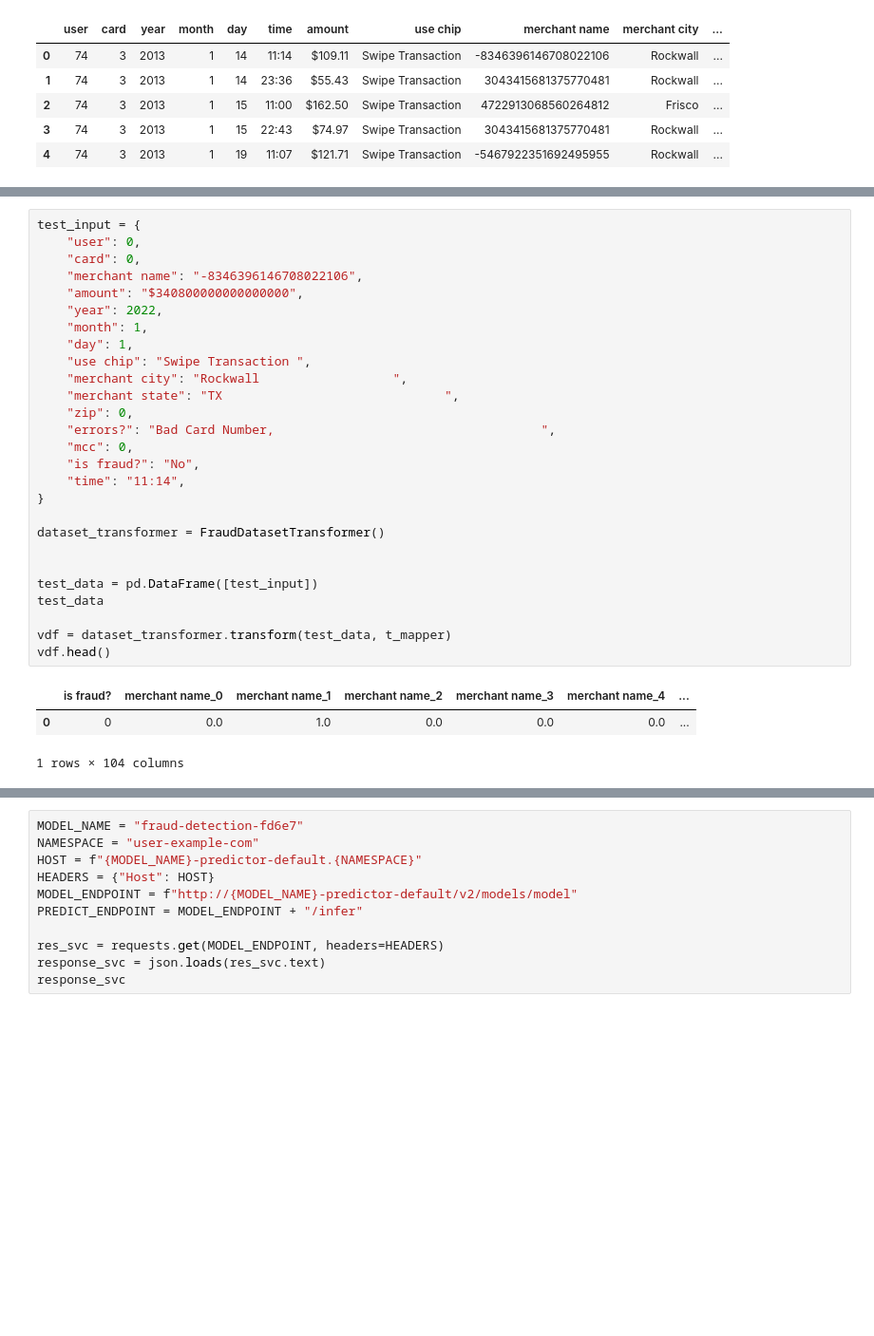
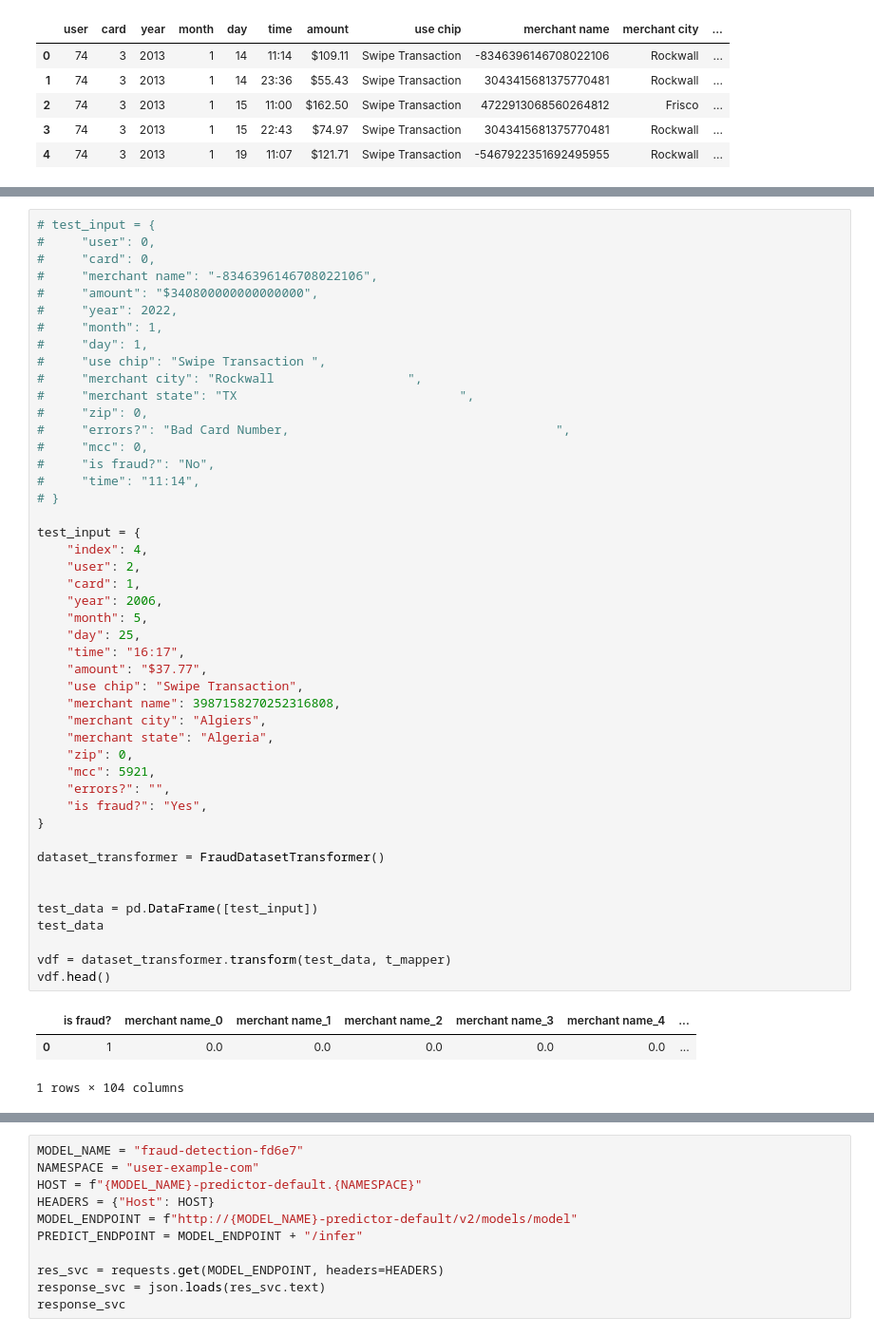
Before and after one commit to ajshedivy/IBMi-fraud-detection, a Jupyter notebook: notebooks/Test_Fraud_Model.ipynb, the cells around one changed output, grey strips where cells are left out. Shown: that part at 95% size. Saved outputs shown, nothing was run; the diff lists cells and outputs as text; blank space fills up the shorter version.

```diff
--- a/notebooks/Test_Fraud_Model.ipynb
+++ b/notebooks/Test_Fraud_Model.ipynb
@@ -157,35 +157,54 @@ response_svc
  'inputs': [{'name': 'input_1', 'datatype': 'FP32', 'shape': [-1, 4, 103]}],
  'outputs': [{'name': 'dense', 'datatype': 'FP32', 'shape': [-1, 1]}]}
 # %%
+# test_input = {
+#     "user": 0,
+#     "card": 0,
+#     "merchant name": "-8346396146708022106",
+#     "amount": "$340800000000000000",
+#     "year": 2022,
+#     "month": 1,
+#     "day": 1,
+#     "use chip": "Swipe Transaction ",
+#     "merchant city": "Rockwall                  ",
+#     "merchant state": "TX                              ",
+#     "zip": 0,
+#     "errors?": "Bad Card Number,                                    ",
+#     "mcc": 0,
+#     "is fraud?": "No",
+#     "time": "11:14",
+# }
+
 test_input = {
-    "user": 0,
-    "card": 0,
-    "merchant name": "-8346396146708022106",
-    "amount": "$340800000000000000",
-    "year": 2022,
-    "month": 1,
-    "day": 1,
-    "use chip": "Swipe Transaction ",
-    "merchant city": "Rockwall                  ",
-    "merchant state": "TX                              ",
+    "index": 4,
+    "user": 2,
+    "card": 1,
+    "year": 2006,
+    "month": 5,
+    "day": 25,
+    "time": "16:17",
+    "amount": "$37.77",
+    "use chip": "Swipe Transaction",
+    "merchant name": 3987158270252316808,
+    "merchant city": "Algiers",
+    "merchant state": "Algeria",
     "zip": 0,
-    "errors?": "Bad Card Number,                                    ",
-    "mcc": 0,
-    "is fraud?": "No",
-    "time": "11:14",
+    "mcc": 5921,
+    "errors?": "",
+    "is fraud?": "Yes",
 }
 
 dataset_transformer = FraudDatasetTransformer()
 
 
 test_data = pd.DataFrame([test_input])
 test_data
 
 vdf = dataset_transformer.transform(test_data, t_mapper)
 vdf.head()
 # %% [output]
 |  | is fraud? | merchant name_0 | merchant name_1 | merchant name_2 | merchant name_3 | merchant name_4 | ... |
-| 0 | 0 | 0.0 | 1.0 | 0.0 | 0.0 | 0.0 | ... |
+| 0 | 1 | 0.0 | 0.0 | 0.0 | 0.0 | 0.0 | ... |
 1 rows × 104 columns
 # %%
 import numpy as np
```
Also changed, not shown: parts of 6 cells of this notebook, 4 other files.
